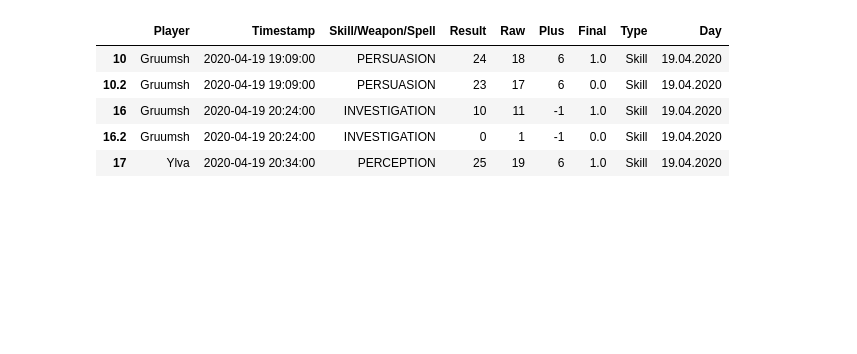
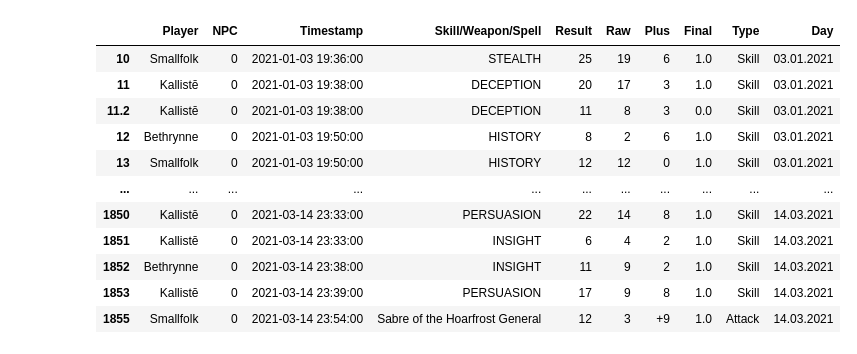
Before and after one commit to elg34/roll20stats, a Jupyter notebook: parseChat.ipynb, the cells around one changed output. Drawn from its saved outputs; the diff is of its cells as text; code cells hidden in the pictures; blank space fills up the shorter version.

```diff
--- a/parseChat.ipynb
+++ b/parseChat.ipynb
@@ -1,6 +1,6 @@
 # %%
 ## INPUT
-name="RiseOfTiamat"
+name="DescentIntoFuckery"
 # %%
 import pandas as pd
 import ast
@@ -56,22 +56,25 @@ msgs=soup.findAll('div',{'class' : re.compile('message \w+')})
 print("Parsing messages...")
 plyr=None
 when=None
-df = pd.DataFrame(columns=['Player','Timestamp','Skill/Weapon/Spell','Result', 'Raw','Plus'])
+df = pd.DataFrame(columns=['Player','NPC','Timestamp','Skill/Weapon/Spell','Result', 'Raw','Plus'])
 for c,m in enumerate(msgs):
     if c % 500 == 0:
         print(c+1,"/",len(msgs))
 
     ### get player and timestamp
+    npc=False if m.findAll('div',{'class': ['sheet-rolltemplate-npc','sheet-rolltemplate-npcfullatk']})==[] else True
     who=m.findAll('span',{'class': 'by'})
-    if who!=[]:
-        plyr=who[0].renderContents()
-        when=m.find('span',{'class': 'tstamp'}).renderContents()
-
+    tmpplyr=None
+    if (who!=[] and not npc) or (m.find_all('div',{'class': ["sheet-row sheet-subheader"]})!=[] and npc):
+        plyr=m.findAll('span',{'class': 'by'})[0].renderContents() if not npc or m.find_all('div',{'class': ["sheet-row sheet-subheader"]})==[] else m.find_all('div',{'class': ["sheet-row sheet-subheader"]})[0].find('span',{'class': ["sheet-italics"]}).renderContents()
+        when=m.find('span',{'class': 'tstamp'}).renderContents() if not m.find('span',{'class': 'tstamp'})==None else when
+    elif npc and m.find_all('div',{'class': ["sheet-row sheet-subheader"]})==[]:
+        tmpplyr="MISSING" if name!="DescentIntoFuckery" else "Philaster Fisk"
 
     log=True
     parsing=None
-    skchk=m.findAll('div',{'class': ['sheet-rolltemplate-skill','sheet-rolltemplate-simple']})
-    atk=m.findAll('div',{'class': ['sheet-rolltemplate-atk']})
+    skchk=m.findAll('div',{'class': ['sheet-rolltemplate-skill','sheet-rolltemplate-simple','sheet-rolltemplate-npc']})
+    atk=m.findAll('div',{'class': ['sheet-rolltemplate-atk','sheet-rolltemplate-npcfullatk']})
     if skchk!=[] and atk!=[]:
         print("Figure out this weirdness! Skill and attack!")
     elif skchk!=[] and atk==[]:
@@ -83,29 +86,36 @@ for c,m in enumerate(msgs):
 
     if parsing!=None:
         rolls=mcontent[0].find_all('div',{'class': ['sheet-roll','sheet-adv','sheet-solo']})
-        if rolls==[]:
-            log=False
-        elif len(rolls)==1:
+        if len(rolls)==1:
             roll=rolls[0]
         elif len(rolls)==2:
             roll=rolls[0] if rolls[1].find('span',{'class': 'sheet-grey'})!=None else rolls[1]
+        elif not npc:
+            log=False
+        result=roll.find('span',{'class': lambda x: x and 'inlinerollresult' in x}).renderContents() if not npc else mcontent[0].find('span',{'class': lambda x: x and 'inlinerollresult' in x}).renderContents()
+        if not npc:
+            tmplabel=mcontent[0].find('div',{'class': 'sheet-label'}).renderContents()
+            if parsing=="Skill":
+                tmplabel=re.sub(r'[^ A-Z0123456789-]','',str(tmplabel)).split(' ')
+                label= [" ".join(tmplabel[:-1]),tmplabel[-1]] if len(tmplabel)>2 else tmplabel
+            else:
+                label=[re.sub("</*[a-zA-Z]+","",str(tmplabel).split(">")[2]),
+                       re.sub("[^0-9-+]","",str(tmplabel).split(">")[4])] if rolls!=[] else ["",""]
+                label[1]=label[1] if label[1]!='' else "0"
         else:
-            log=False
-        result=roll.find('span',{'class': lambda x: x and 'inlinerollresult' in x}).renderContents()
+            if mcontent[0].findAll(attrs={'class': re.compile(r"^sheet-row$")})[-1].find("span", {"class":None})!=None:
+                tmplabel=str(mcontent[0].findAll(attrs={'class': re.compile(r"^sheet-row$")})[0])+str(mcontent[0].findAll(attrs={'class': re.compile(r"^sheet-row$")})[-1].find("span", {"class":None}).find('span',{'class': lambda x: x and 'inlinerollresult' in x}))
+                label= [mcontent[0].findAll(attrs={'class': re.compile(r"^sheet-row$")})[0].find("span", {"class":None}).renderContents().decode('UTF-8').upper(), eval(re.sub("[\(\)]","",re.search('\+\(?([A-Za-z0-9+-]+)\)?', str(mcontent[0].findAll(attrs={'class': re.compile(r"^sheet-row$")})[-1].find('span',{'class': lambda x: x and 'inlinerollresult' in x})))[0]))]
+            else:
+                log=False
 
-        tmplabel=mcontent[0].find('div',{'class': 'sheet-label'}).renderContents()
-        if parsing=="Skill":
-            tmplabel=re.sub(r'[^ A-Z0123456789-]','',str(tmplabel)).split(' ')
-            label= [" ".join(tmplabel[:-1]),tmplabel[-1]] if len(tmplabel)>2 else tmplabel
-        else:
-            label=[re.sub("</*[a-zA-Z]+","",str(tmplabel).split(">")[2]),
-                   re.sub("[^0-9-+]","",str(tmplabel).split(">")[4])] if rolls!=[] else ["",""]
-            label[1]=label[1] if label[1]!='' else "0"
-
-
-        if  log and (label[0] not in ["F","D K","T T","INITIATIVE","","D","S","C","P","H K","P S","F K","(+3)"]) and ("HIT DICE" not in label[0]) and (label[0] not in attr_labels):
-            df.loc[str(c), 'Player'] = re.sub(':','',plyr.decode('UTF-8'))
-            df.loc[str(c), 'Timestamp'] = when.decode('UTF-8')
+        if  log and (label[0] not in ["F","Chromatic Orb","D S","D K","T T","INITIATIVE","","D","S","C","P","H K","P S","F K","(+3)"]) and ("HIT DICE" not in label[0]) and (label[0] not in attr_labels):
+            if tmpplyr==None:
+                df.loc[str(c), 'Player'] = re.sub(':','',plyr.decode('UTF-8')) if type(plyr)!=str else plyr
+            else:
+                df.loc[str(c), 'Player'] = tmpplyr
+            df.loc[str(c), 'NPC'] = 1 if npc else 0
+            df.loc[str(c), 'Timestamp'] = when.decode('UTF-8') if type(when)!=str else when
             df.loc[str(c), 'Skill/Weapon/Spell'] = str(label[0])
             df.loc[str(c), 'Result'] = result.decode('UTF-8')
             df.loc[str(c), 'Raw'] = str(int(float(result))-int(label[1]))
@@ -113,10 +123,17 @@ for c,m in enumerate(msgs):
             df.loc[str(c), 'Final'] = 1
             df.loc[str(c), 'Type'] = parsing
             if len(rolls)==2:
-                rollgrey=rolls[1] if rolls[1].find('span',{'class': 'sheet-grey'})!=None else rolls[0]
+                if not npc:
+                    rollgrey=rolls[1] if rolls[1].find('span',{'class': 'sheet-grey'})!=None else rolls[0]
+                else:
+                    mcontent[0].findAll(attrs={'class': re.compile(r"^sheet-row$")})[-1].find("span", {"class":"sheet-grey"})
                 resultgrey=rollgrey.find('span',{'class': lambda x: x and 'inlinerollresult' in x}).renderContents()
-                df.loc[str(c)+".2", 'Player'] = re.sub(':','',plyr.decode('UTF-8'))
-                df.loc[str(c)+".2", 'Timestamp'] = when.decode('UTF-8')
+                if tmpplyr==None:
+                    df.loc[str(c)+".2", 'Player'] = re.sub(':','',plyr.decode('UTF-8')) if type(plyr)!=str else plyr
+                else:
+                    df.loc[str(c), 'Player'] = tmpplyr
+                df.loc[str(c)+".2", 'NPC'] = 1 if npc else 0
+                df.loc[str(c)+".2", 'Timestamp'] = when.decode('UTF-8') if type(when)!=str else when
                 df.loc[str(c)+".2", 'Skill/Weapon/Spell'] = str(label[0])
                 df.loc[str(c)+".2", 'Result'] = resultgrey.decode('UTF-8')
                 df.loc[str(c)+".2", 'Raw'] = str(int(float(resultgrey))-int(label[1]))
@@ -126,13 +143,13 @@ for c,m in enumerate(msgs):
 
 df["Skill/Weapon/Spell"]=df["Skill/Weapon/Spell"].str.strip()
 df["Timestamp"]=pd.to_datetime(df["Timestamp"])
-df.loc[df.Timestamp.dt.hour<6,"Timestamp"] = df["Timestamp"] + datetime.timedelta(days=1)
-df["Player"]=df["Player"].apply(lambda x: players[x])
+df.loc[df.Timestamp.dt.hour<6,"Timestamp"] = df.loc[df.Timestamp.dt.hour<6,"Timestamp"] + datetime.timedelta(days=1)
+df.loc[df[df["NPC"]==0].index,'Player']=df.loc[df[df["NPC"]==0].index,'Player'].apply(lambda x: players[x])
 df['Day'] = df['Timestamp'].dt.strftime('%d.%m.%Y')
 df.loc[(df["Type"]=="Skill")&(df["Skill/Weapon/Spell"].isin(skill_labels)==False)&(df["Skill/Weapon/Spell"].str.contains("SAVE")),"Type"]="Save"
 df.loc[(df["Type"]=="Skill")&(df["Skill/Weapon/Spell"].isin(skill_labels)==False)&(df["Skill/Weapon/Spell"].str.contains("SAVE")==False),"Type"]="Other"
 df.to_csv("rolls_"+name+".csv",index=False,sep=";")
-df.head()
+df
 # %% [output]
 Loading chat log...
 Parsing messages...
@@ -150,6 +160,12 @@ Parsing messages...
-|  | Player | Timestamp | Skill/Weapon/Spell | Result | Raw | Plus | Final | Type | Day |
-| 10 | Gruumsh | 2020-04-19 19:09:00 | PERSUASION | 24 | 18 | 6 | 1.0 | Skill | 19.04.2020 |
-| 10.2 | Gruumsh | 2020-04-19 19:09:00 | PERSUASION | 23 | 17 | 6 | 0.0 | Skill | 19.04.2020 |
-| 16 | Gruumsh | 2020-04-19 20:24:00 | INVESTIGATION | 10 | 11 | -1 | 1.0 | Skill | 19.04.2020 |
-| 16.2 | Gruumsh | 2020-04-19 20:24:00 | INVESTIGATION | 0 | 1 | -1 | 0.0 | Skill | 19.04.2020 |
-| 17 | Ylva | 2020-04-19 20:34:00 | PERCEPTION | 25 | 19 | 6 | 1.0 | Skill | 19.04.2020 |
+|  | Player | NPC | Timestamp | Skill/Weapon/Spell | Result | Raw | Plus | Final | Type | Day |
+| 10 | Smallfolk | 0 | 2021-01-03 19:36:00 | STEALTH | 25 | 19 | 6 | 1.0 | Skill | 03.01.2021 |
+| 11 | Kallistē | 0 | 2021-01-03 19:38:00 | DECEPTION | 20 | 17 | 3 | 1.0 | Skill | 03.01.2021 |
+| 11.2 | Kallistē | 0 | 2021-01-03 19:38:00 | DECEPTION | 11 | 8 | 3 | 0.0 | Skill | 03.01.2021 |
+| 12 | Bethrynne | 0 | 2021-01-03 19:50:00 | HISTORY | 8 | 2 | 6 | 1.0 | Skill | 03.01.2021 |
+| 13 | Smallfolk | 0 | 2021-01-03 19:50:00 | HISTORY | 12 | 12 | 0 | 1.0 | Skill | 03.01.2021 |
+| ... | ... | ... | ... | ... | ... | ... | ... | ... | ... | ... |
+| 1850 | Kallistē | 0 | 2021-03-14 23:33:00 | PERSUASION | 22 | 14 | 8 | 1.0 | Skill | 14.03.2021 |
+| 1851 | Kallistē | 0 | 2021-03-14 23:33:00 | INSIGHT | 6 | 4 | 2 | 1.0 | Skill | 14.03.2021 |
+| 1852 | Bethrynne | 0 | 2021-03-14 23:38:00 | INSIGHT | 11 | 9 | 2 | 1.0 | Skill | 14.03.2021 |
+| 1853 | Kallistē | 0 | 2021-03-14 23:39:00 | PERSUASION | 17 | 9 | 8 | 1.0 | Skill | 14.03.2021 |
+| 1855 | Smallfolk | 0 | 2021-03-14 23:54:00 | Sabre of the Hoarfrost General | 12 | 3 | +9 | 1.0 | Attack | 14.03.2021 |
```
Also changed, not shown: parts of 3 cells of this notebook, 1 other file.
